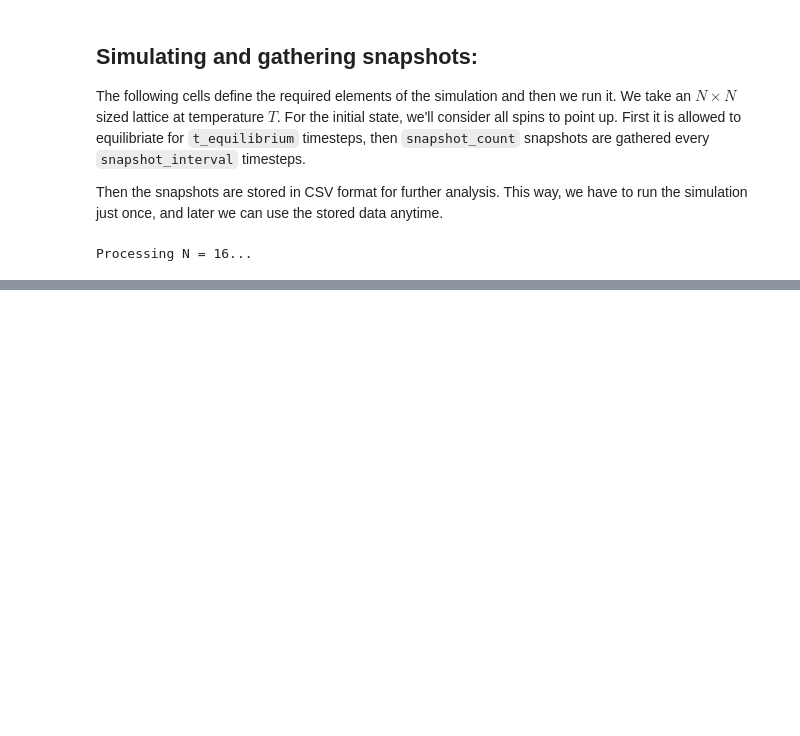
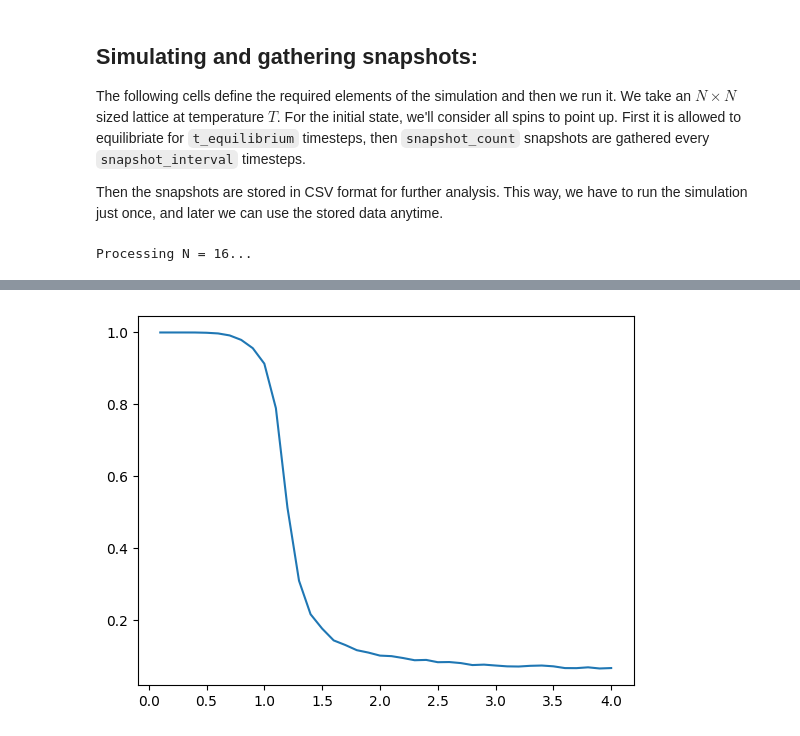
Before and after one commit to Newtech66/2D_Ising_Model_sim, a Jupyter notebook: metropolis_algorithm.ipynb, the cells around one changed output, grey strips where cells are left out. Drawn from its saved outputs; the diff is of its cells as text; code cells hidden in the pictures; blank space fills up the shorter version.

```diff
--- a/metropolis_algorithm.ipynb
+++ b/metropolis_algorithm.ipynb
@@ -96,0 +135,5 @@ Processing N = 16...
+# %%
+plt.plot(T_list,magnetisation)
+plt.show()
+# %% [output]
+[figure, added]
```
Also changed, not shown: parts of 6 cells of this notebook, 35 other files.
